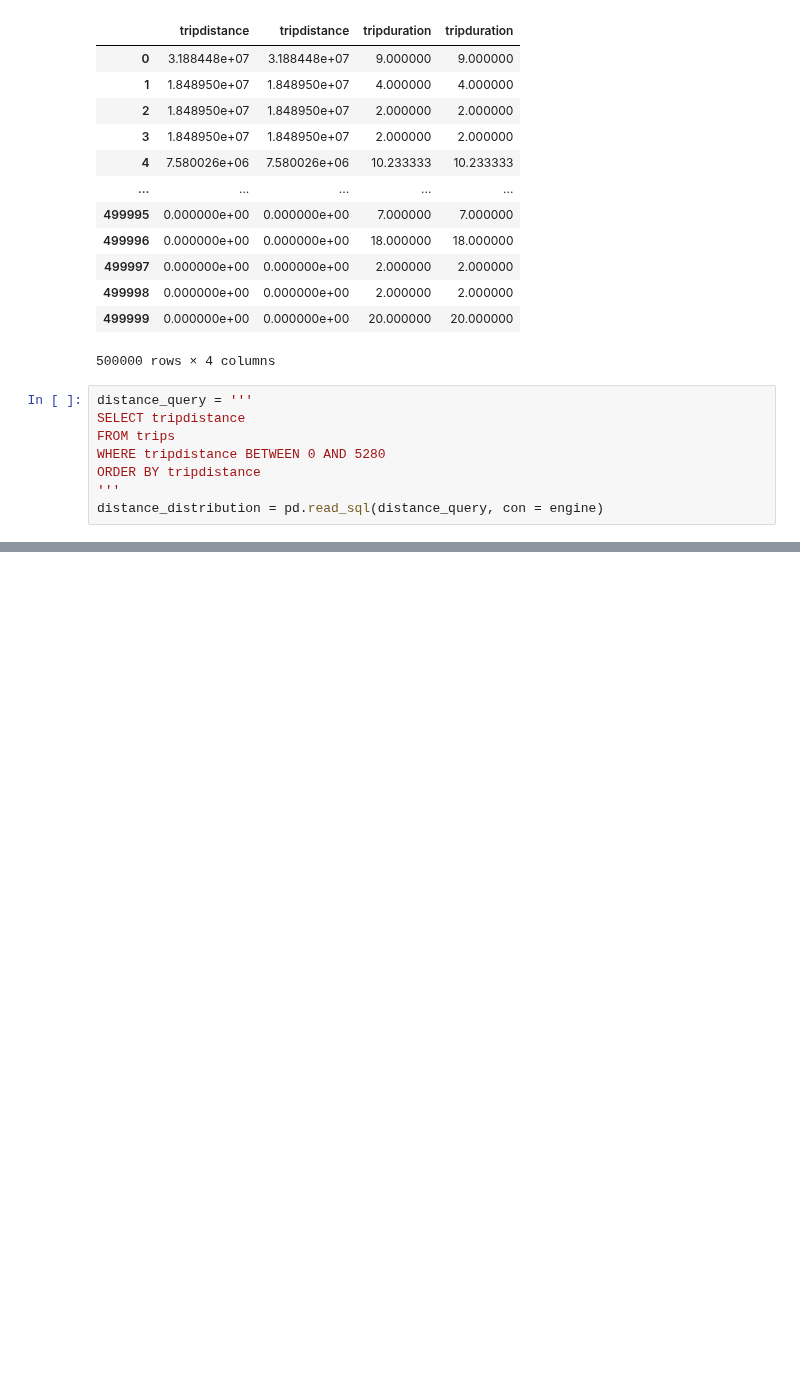
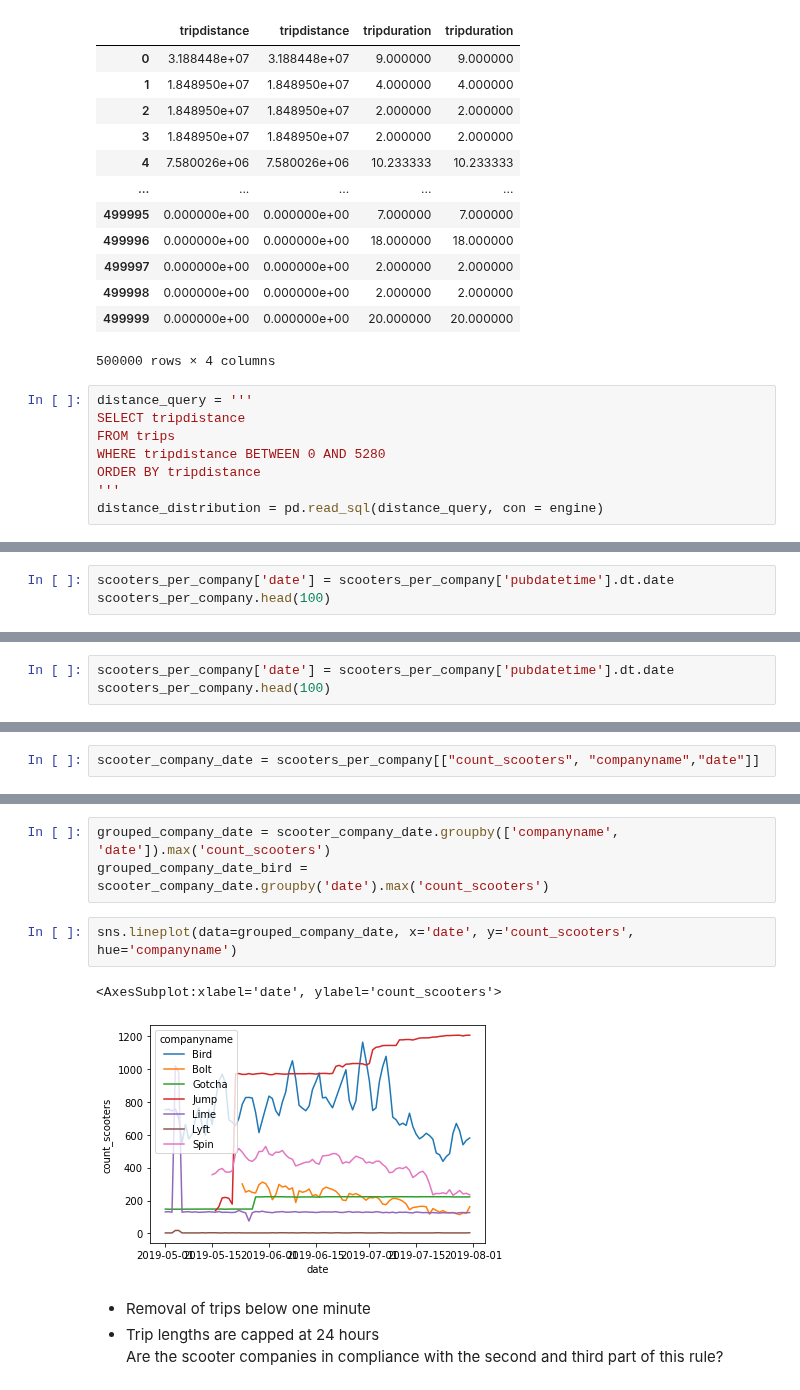
Before and after one commit to NSS-Data-Analytics-Cohort-10/scooters-group-2, a Jupyter notebook: notebooks/scooters.ipynb, the cells around one changed output, grey strips where cells are left out. Saved outputs shown, nothing was run; the diff lists cells and outputs as text; blank space fills up the shorter version.

```diff
--- a/notebooks/scooters.ipynb
+++ b/notebooks/scooters.ipynb
@@ -323,0 +326,3 @@ scooters_per_comp = pd.read_sql(scooters_per_comp, con = engine)
+# %%
+scooters_per_company['date'] = scooters_per_company['pubdatetime'].dt.date
+scooters_per_company.head(100)
@@ -323,0 +343,3 @@ scooters_per_comp = pd.read_sql(scooters_per_comp, con = engine)
+# %%
+scooters_per_company['date'] = scooters_per_company['pubdatetime'].dt.date
+scooters_per_company.head(100)
@@ -323,0 +360,2 @@ scooters_per_comp = pd.read_sql(scooters_per_comp, con = engine)
+# %%
+scooter_company_date = scooters_per_company[["count_scooters", "companyname","date"]]
@@ -323,0 +386,12 @@ scooters_per_comp = pd.read_sql(scooters_per_comp, con = engine)
+# %%
+grouped_company_date = scooter_company_date.groupby(['companyname', 'date']).max('count_scooters')
+grouped_company_date_bird = scooter_company_date.groupby('date').max('count_scooters')
+# %%
+sns.lineplot(data=grouped_company_date, x='date', y='count_scooters', hue='companyname')
+# %% [output]
+<AxesSubplot:xlabel='date', ylabel='count_scooters'>
+[figure, added]
+# %% [markdown]
+* Removal of trips below one minute
+* Trip lengths are capped at 24 hours
+Are the scooter companies in compliance with the second and third part of this rule?
```
Also changed, not shown: parts of 31 cells of this notebook.
